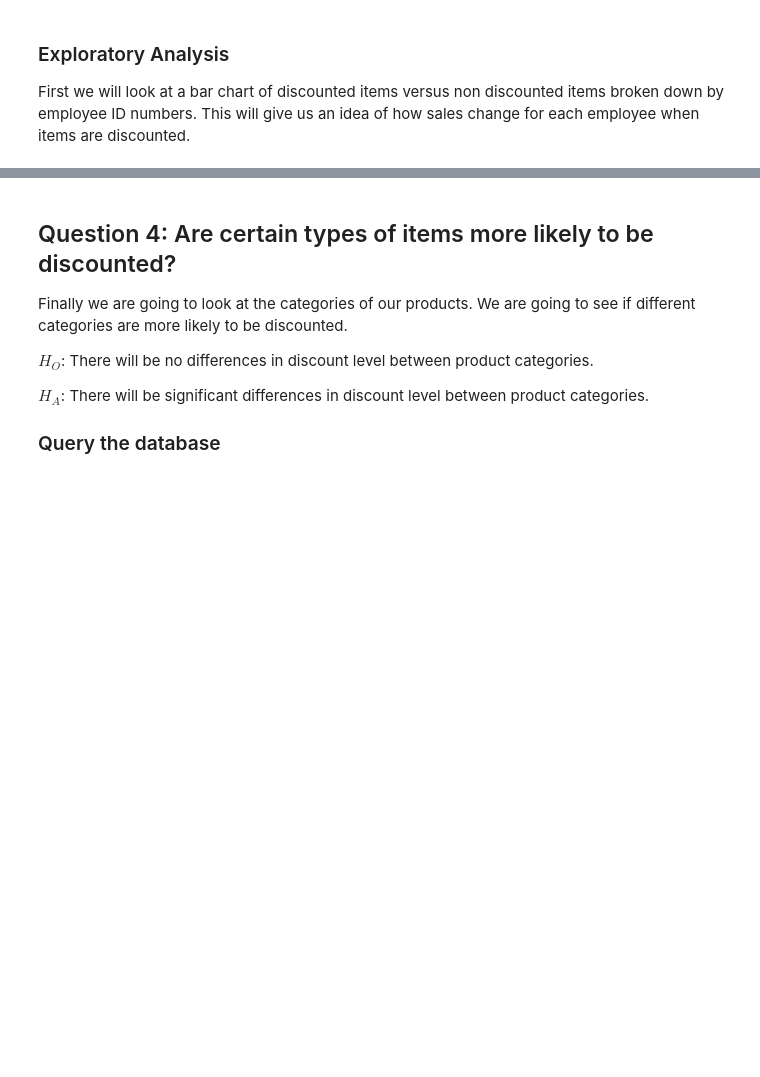
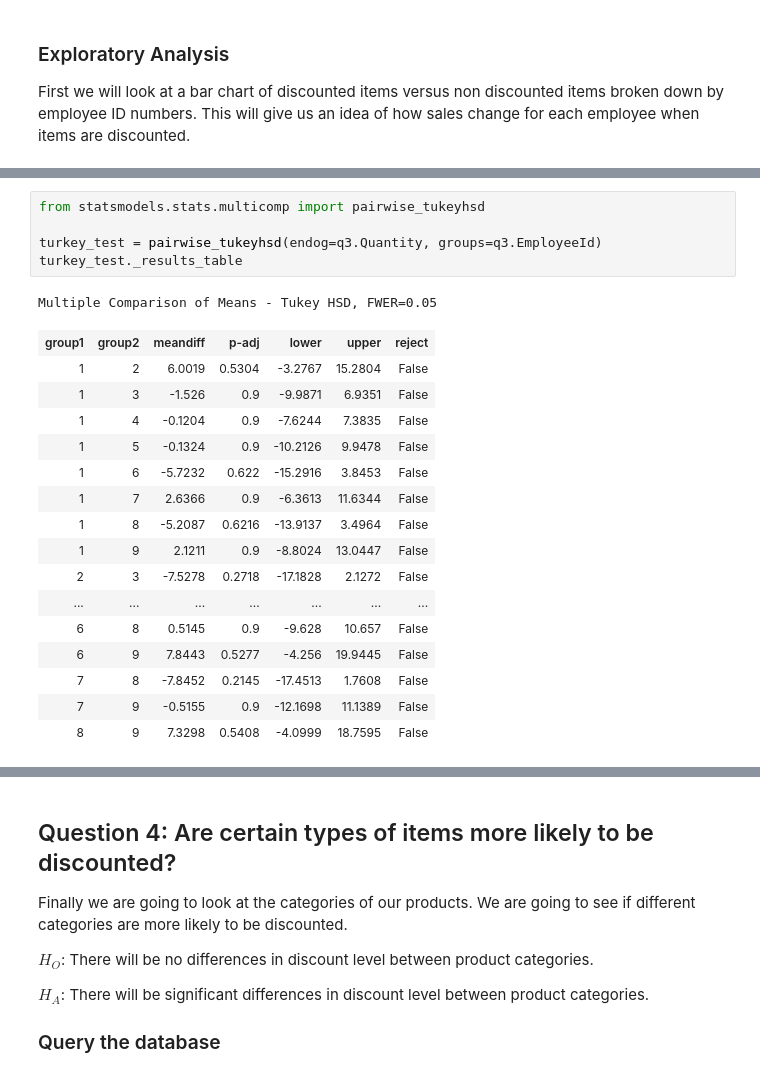
Before and after one commit to CGrannan/hypothesis-testing-with-the-Northwind-Database, a Jupyter notebook: Notebook.ipynb, the cells around one changed output, grey strips where cells are left out. Saved outputs shown, nothing was run; the diff lists cells and outputs as text; blank space fills up the shorter version.

```diff
--- a/Notebook.ipynb
+++ b/Notebook.ipynb
@@ -602,0 +656,23 @@ There is a significant effect between employee ID (p-value = .01) and the quanti
+# %%
+from statsmodels.stats.multicomp import pairwise_tukeyhsd
+
+turkey_test = pairwise_tukeyhsd(endog=q3.Quantity, groups=q3.EmployeeId)
+turkey_test._results_table
+# %% [output]
+Multiple Comparison of Means - Tukey HSD, FWER=0.05
+| group1 | group2 | meandiff | p-adj | lower | upper | reject |
+| 1 | 2 | 6.0019 | 0.5304 | -3.2767 | 15.2804 | False |
+| 1 | 3 | -1.526 | 0.9 | -9.9871 | 6.9351 | False |
+| 1 | 4 | -0.1204 | 0.9 | -7.6244 | 7.3835 | False |
+| 1 | 5 | -0.1324 | 0.9 | -10.2126 | 9.9478 | False |
+| 1 | 6 | -5.7232 | 0.622 | -15.2916 | 3.8453 | False |
+| 1 | 7 | 2.6366 | 0.9 | -6.3613 | 11.6344 | False |
+| 1 | 8 | -5.2087 | 0.6216 | -13.9137 | 3.4964 | False |
+| 1 | 9 | 2.1211 | 0.9 | -8.8024 | 13.0447 | False |
+| 2 | 3 | -7.5278 | 0.2718 | -17.1828 | 2.1272 | False |
+| ... | ... | ... | ... | ... | ... | ... |
+| 6 | 8 | 0.5145 | 0.9 | -9.628 | 10.657 | False |
+| 6 | 9 | 7.8443 | 0.5277 | -4.256 | 19.9445 | False |
+| 7 | 8 | -7.8452 | 0.2145 | -17.4513 | 1.7608 | False |
+| 7 | 9 | -0.5155 | 0.9 | -12.1698 | 11.1389 | False |
+| 8 | 9 | 7.3298 | 0.5408 | -4.0999 | 18.7595 | False |
```
Also changed, not shown: parts of 28 cells of this notebook, 1 other file.
